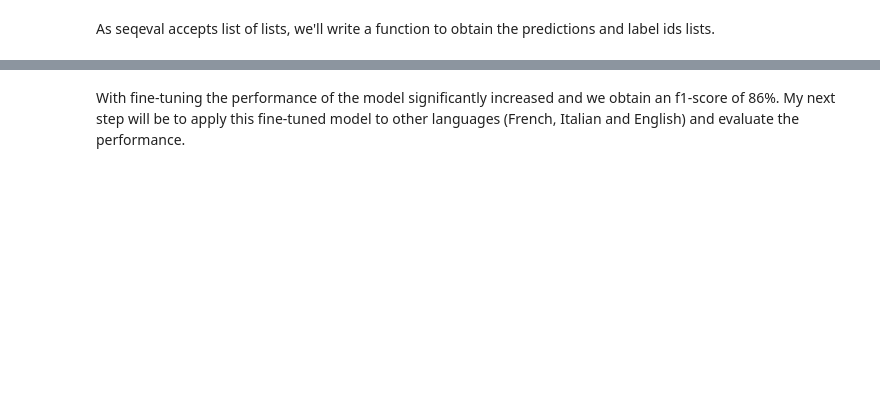
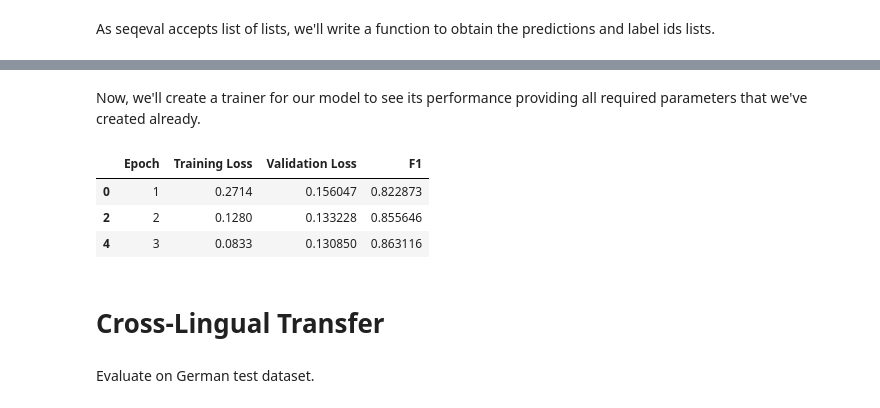
Before and after one commit to damayantinaik/Fine-tune-model, a Jupyter notebook: Fine_tuning_Multilingual_NER_LLM_model.ipynb, the cells around one changed output, grey strips where cells are left out. Cells and saved outputs as stored; diff of their text form; code cells hidden in the pictures; blank space fills up the shorter version.

```diff
--- a/Fine_tuning_Multilingual_NER_LLM_model.ipynb
+++ b/Fine_tuning_Multilingual_NER_LLM_model.ipynb
@@ -373,2 +377,3 @@ tensor([[[ 0.2990,  0.3989,  0.2003,  0.2774, -0.3361, -0.4741, -0.1420],
 # %%
-preds = torch.argmax(outputs, dim = -1)
+predictions = torch.argmax(outputs, dim = -1)
+predictions
@@ -379,3 +381,0 @@ tensor([[1, 1, 1, 1, 6, 1, 1, 1, 0, 1]])
-# %%
-predictions = torch.argmax(outputs, dim = 2)
-predictions
@@ -545,2 +641,17 @@ TrainOutput(global_step=1575, training_loss=0.16080530109859648, metrics={'train
-# %% [markdown]
-With fine-tuning the performance of the model significantly increased and we obtain an f1-score of 86%. My next step will be to apply this fine-tuned model to other languages (French, Italian and English) and evaluate the performance.
+# %% [markdown]
+Now, we'll create a trainer for our model to see its performance providing all required parameters that we've created already.
+# %%
+import pandas as pd
+df = pd.DataFrame(trainer.state.log_history)[['epoch','loss' ,'eval_loss', 'eval_f1']]
+df = df.rename(columns={"epoch":"Epoch","loss": "Training Loss", "eval_loss": "Validation Loss", "eval_f1":"F1"})
+df['Epoch'] = df["Epoch"].apply(lambda x: round(x))
+df['Training Loss'] = df["Training Loss"].ffill()
+df[['Validation Loss', 'F1']] = df[['Validation Loss', 'F1']].bfill().ffill()
+df.drop_duplicates()
+# %% [output]
+|  | Epoch | Training Loss | Validation Loss | F1 |
+| 0 | 1 | 0.2714 | 0.156047 | 0.822873 |
+| 2 | 2 | 0.1280 | 0.133228 | 0.855646 |
+| 4 | 3 | 0.0833 | 0.130850 | 0.863116 |
+# %% [markdown]
+# **Cross-Lingual Transfer**
@@ -546,0 +662,2 @@ With fine-tuning the performance of the model significantly increased and we obt
+# %% [markdown]
+Evaluate on German test dataset.
```
Also changed, not shown: parts of 49 cells of this notebook.
